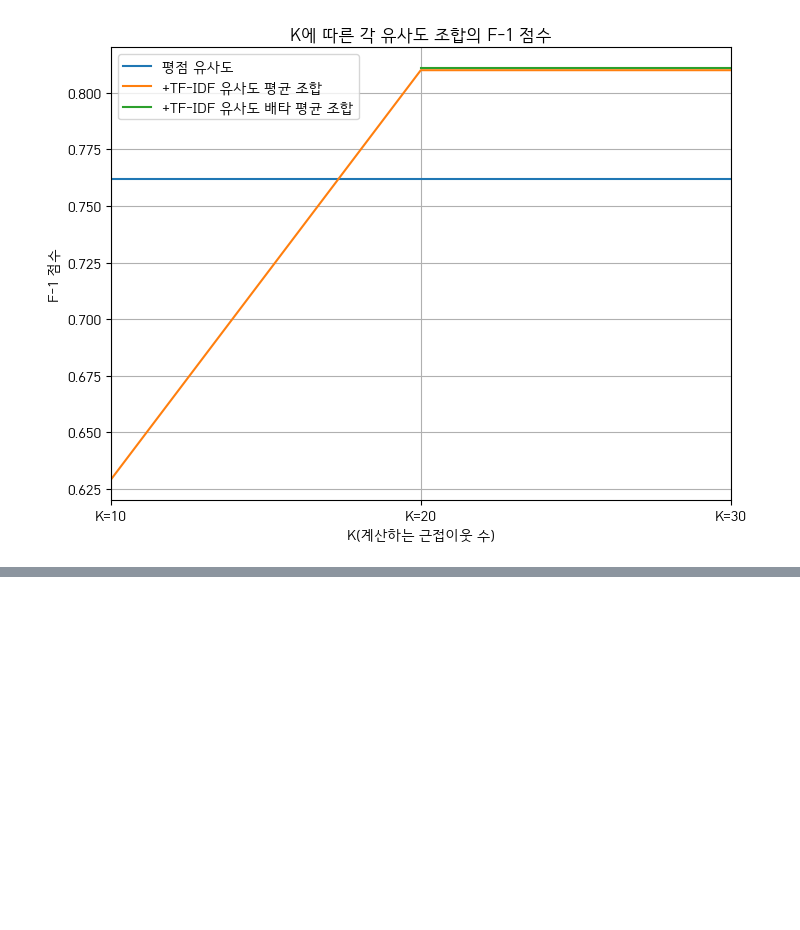
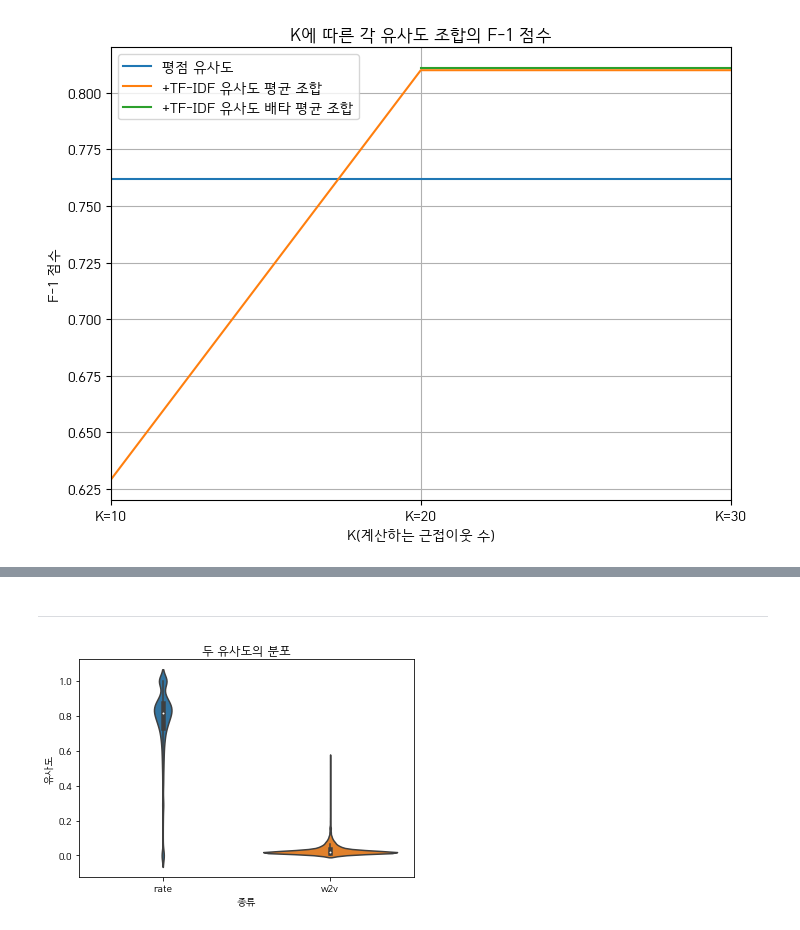
Before and after one commit to BlessingDev/Korean-Book-Review-Text-Book-Recomendation, a Jupyter notebook: Jupyter/visualize.ipynb, the cells around one changed output, grey strips where cells are left out. Saved outputs shown, nothing was run; the diff lists cells and outputs as text; code cells hidden in the pictures; blank space fills up the shorter version.

```diff
--- a/Jupyter/visualize.ipynb
+++ b/Jupyter/visualize.ipynb
@@ -26,6 +27,10 @@ try:
     matplotlib.rc('font', family=font_name)
 except:
     print("폰트 임포트 에러")
+# %%
+from pathlib import Path
+
+DATA = Path('.').resolve().parent / 'Data'
 # %%
 rv1 = pd.read_csv("../Data/review1_pre.csv", index_col=[0])
 rv1 = rv1.drop_duplicates(['Author', 'BookCode'], keep='first')
@@ -71,2 +76,28 @@ review_grouped_by_book[["Title"]].count().sort_values("Title", ascending=False).
 # %% [output]
 [interactive output not drawn]
+# %% [markdown]
+---
+# %%
+# 유사도 로드
+sim_norm_csr = scipy.sparse.load_npz(DATA / 'sim_norm.npz')
+sim_norm = pd.DataFrame(sim_norm_csr.todense(), index=book_list, columns=book_list)
+sim_w2v_csr = scipy.sparse.load_npz(DATA / 'sim_w2v.npz')
+sim_w2v = pd.DataFrame(sim_w2v_csr.todense(), index=book_list, columns=book_list)
+sim_tfidf_csr = scipy.sparse.load_npz(DATA / 'sim_tfidf.npz')
+sim_tfidf = pd.DataFrame(sim_tfidf_csr.todense(), index=book_list, columns=book_list)
+# %%
+sim_norm_arr = sim_norm.values
+df_rate = pd.DataFrame(sim_norm_arr[sim_norm_arr > 0].reshape(-1), columns=["sim"])
+df_rate["type"] = ["rate"] * len(df_rate)
+sim_w2v_arr = sim_w2v.values
+df_w2v = pd.DataFrame(sim_w2v_arr[sim_w2v_arr > 0].reshape(-1), columns=["sim"])
+df_w2v["type"] = ["w2v"] * len(df_w2v)
+df_vis = pd.concat([df_rate, df_w2v])
+
+sns.violinplot(data=df_vis, x="type", y="sim", figsize=(8, 5))
+plt.title("두 유사도의 분포")
+plt.xlabel("종류")
+plt.ylabel("유사도")
+plt.show()
+# %% [output]
+[figure, added]
```
Also changed, not shown: parts of 19 cells of this notebook, 5 other files.
